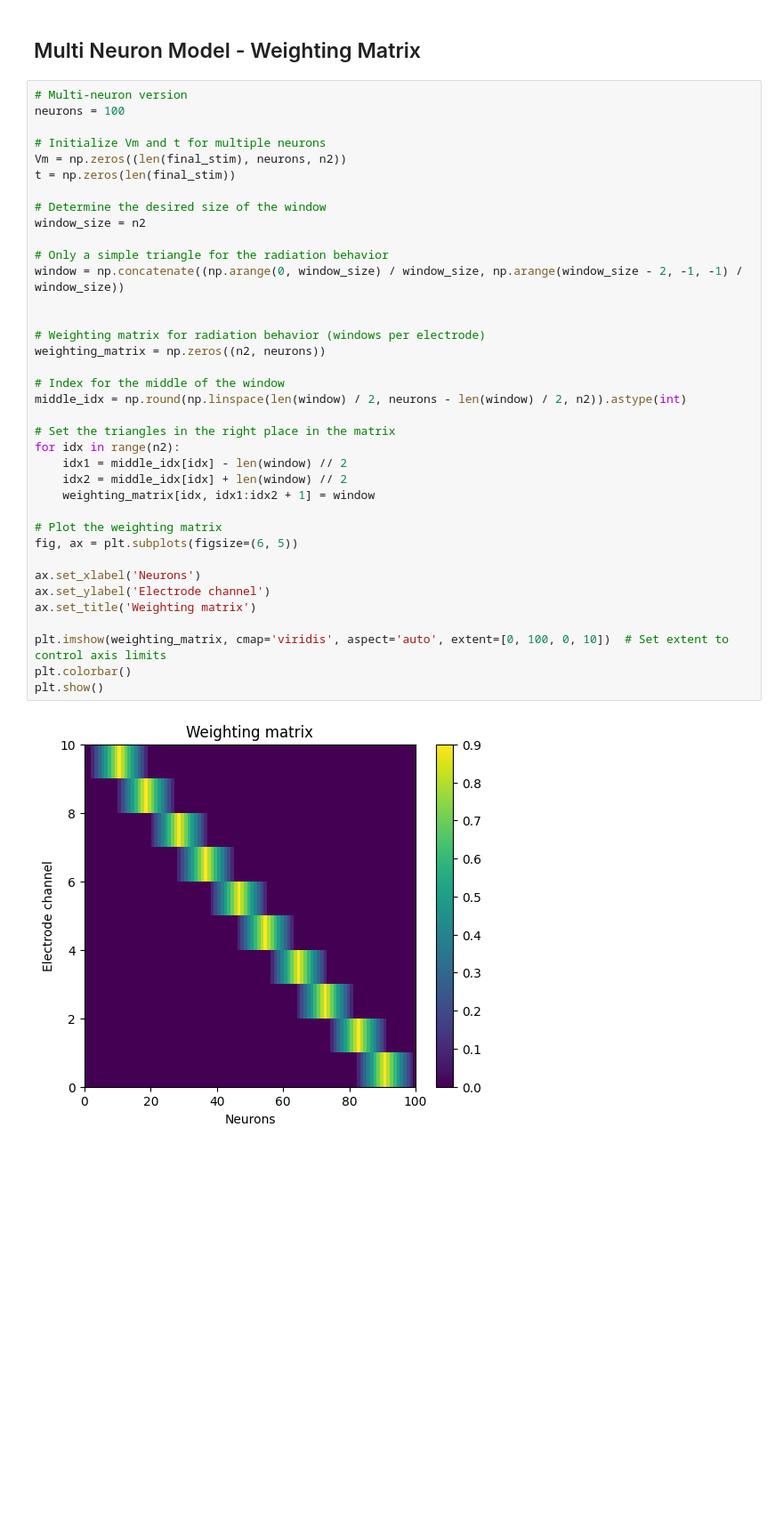
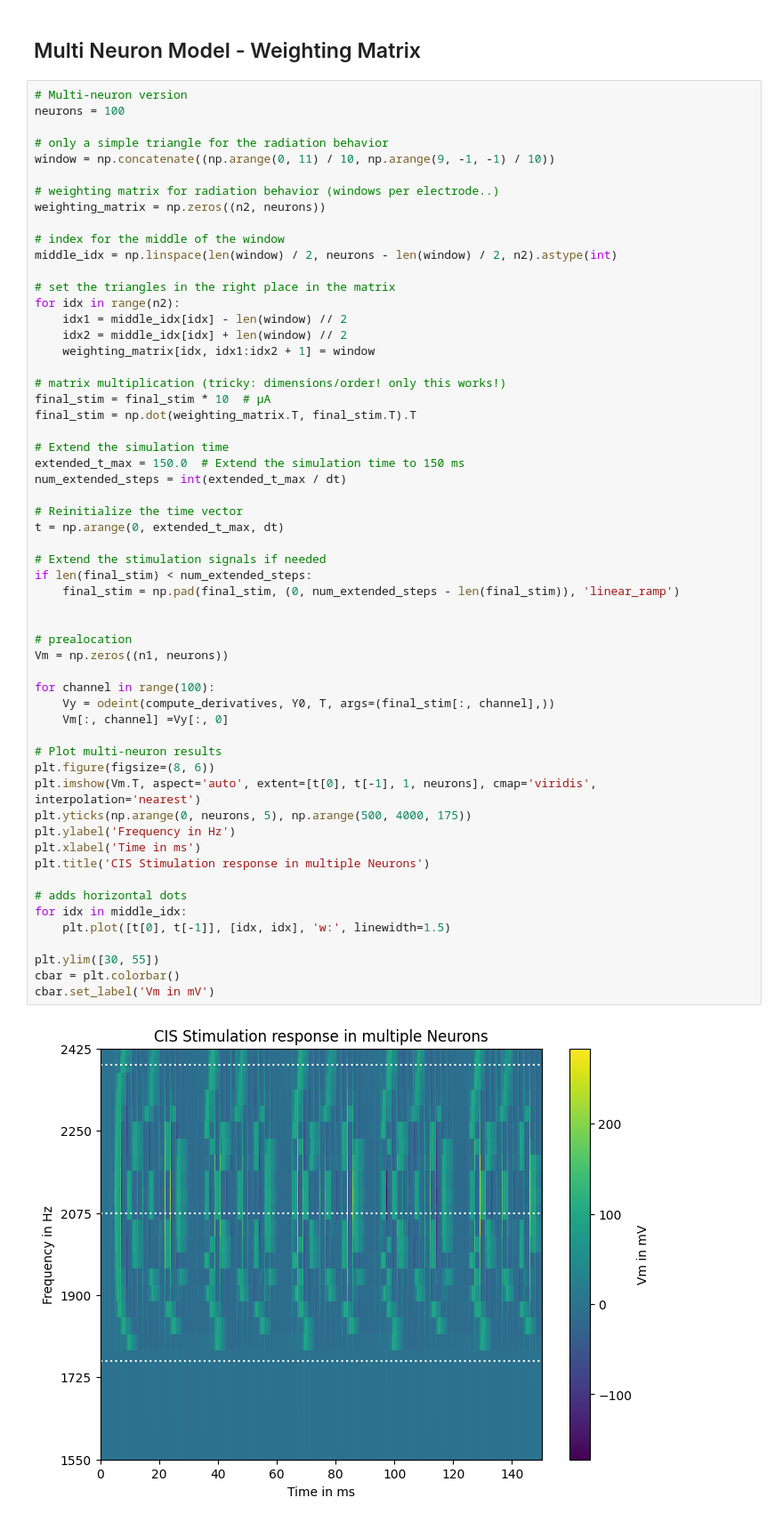
Before and after one commit to YKarsten/Neuron-Simulation, a Jupyter notebook: Neuron-Simulation.ipynb, the cells around one changed output. Shown at 89% size. Saved outputs shown, nothing was run; the diff lists cells and outputs as text; blank space fills up the shorter version.

Commit message:
Add multi compartment plot and static subplots for LIF model

```diff
--- a/Neuron-Simulation.ipynb
+++ b/Neuron-Simulation.ipynb
@@ -1191,39 +1261,59 @@ plt.show()
 # %%
 # Multi-neuron version
 neurons = 100
 
-# Initialize Vm and t for multiple neurons
-Vm = np.zeros((len(final_stim), neurons, n2))
-t = np.zeros(len(final_stim))
+# only a simple triangle for the radiation behavior
+window = np.concatenate((np.arange(0, 11) / 10, np.arange(9, -1, -1) / 10))
 
-# Determine the desired size of the window
-window_size = n2
-
-# Only a simple triangle for the radiation behavior
-window = np.concatenate((np.arange(0, window_size) / window_size, np.arange(window_size - 2, -1, -1) / window_size))
-
-
-# Weighting matrix for radiation behavior (windows per electrode)
+# weighting matrix for radiation behavior (windows per electrode..)
 weighting_matrix = np.zeros((n2, neurons))
 
-# Index for the middle of the window
-middle_idx = np.round(np.linspace(len(window) / 2, neurons - len(window) / 2, n2)).astype(int)
+# index for the middle of the window
+middle_idx = np.linspace(len(window) / 2, neurons - len(window) / 2, n2).astype(int)
 
-# Set the triangles in the right place in the matrix
+# set the triangles in the right place in the matrix
 for idx in range(n2):
     idx1 = middle_idx[idx] - len(window) // 2
     idx2 = middle_idx[idx] + len(window) // 2
     weighting_matrix[idx, idx1:idx2 + 1] = window
 
-# Plot the weighting matrix
-fig, ax = plt.subplots(figsize=(6, 5))
+# matrix multiplication (tricky: dimensions/order! only this works!)
+final_stim = final_stim * 10  # μA
+final_stim = np.dot(weighting_matrix.T, final_stim.T).T
 
-ax.set_xlabel('Neurons')
-ax.set_ylabel('Electrode channel')
-ax.set_title('Weighting matrix')
+# Extend the simulation time
+extended_t_max = 150.0  # Extend the simulation time to 150 ms
+num_extended_steps = int(extended_t_max / dt)
 
-plt.imshow(weighting_matrix, cmap='viridis', aspect='auto', extent=[0, 100, 0, 10])  # Set extent to control axis limits
-plt.colorbar()
-plt.show()
+# Reinitialize the time vector
+t = np.arange(0, extended_t_max, dt)
+
+# Extend the stimulation signals if needed
+if len(final_stim) < num_extended_steps:
+    final_stim = np.pad(final_stim, (0, num_extended_steps - len(final_stim)), 'linear_ramp')
+
+
+# prealocation
+Vm = np.zeros((n1, neurons))
+
+for channel in range(100):
+    Vy = odeint(compute_derivatives, Y0, T, args=(final_stim[:, channel],))
+    Vm[:, channel] =Vy[:, 0]
+
+# Plot multi-neuron results
+plt.figure(figsize=(8, 6))
+plt.imshow(Vm.T, aspect='auto', extent=[t[0], t[-1], 1, neurons], cmap='viridis', interpolation='nearest')
+plt.yticks(np.arange(0, neurons, 5), np.arange(500, 4000, 175))
+plt.ylabel('Frequency in Hz')
+plt.xlabel('Time in ms')
+plt.title('CIS Stimulation response in multiple Neurons')
+
+# adds horizontal dots
+for idx in middle_idx:
+    plt.plot([t[0], t[-1]], [idx, idx], 'w:', linewidth=1.5)
+
+plt.ylim([30, 55])
+cbar = plt.colorbar()
+cbar.set_label('Vm in mV')
 # %% [output]
-[figure, old version]
+[figure, new version]
```
Also changed, not shown: parts of 4 cells of this notebook.
